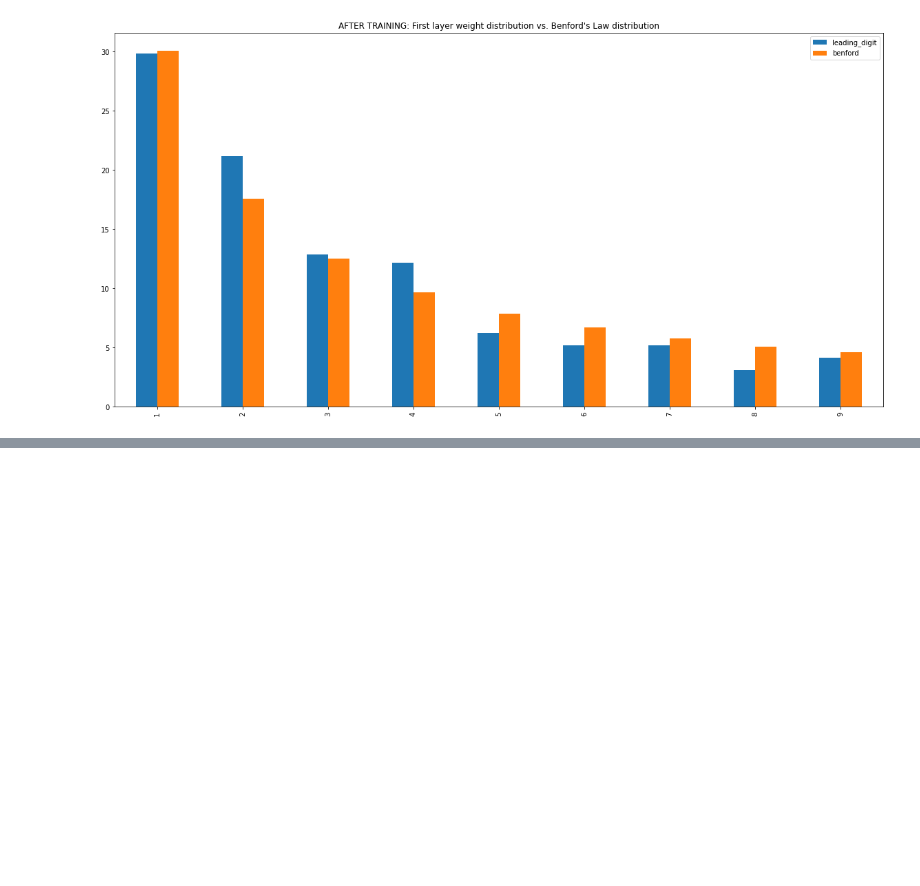
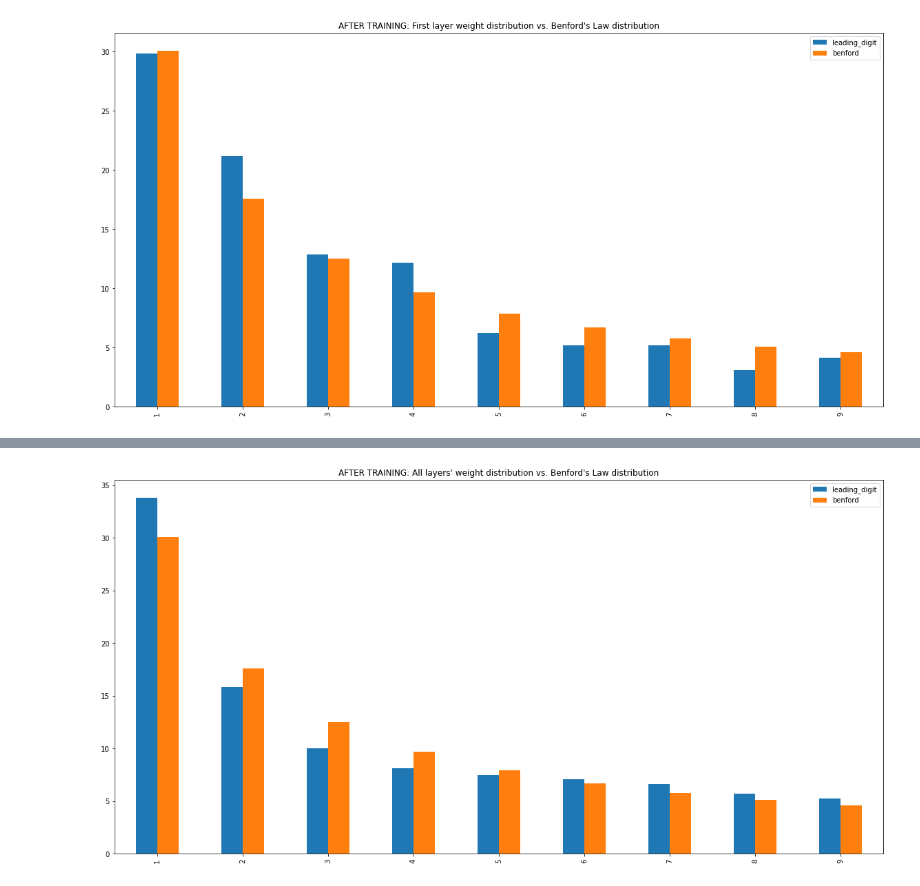
Before and after one commit to alxcnwy/neuralbenford, a Jupyter notebook: Neural Benford.ipynb, the cells around one changed output, grey strips where cells are left out. Drawn from its saved outputs; the diff is of its cells as text; code cells hidden in the pictures; blank space fills up the shorter version.

```diff
--- a/Neural Benford.ipynb
+++ b/Neural Benford.ipynb
@@ -147,0 +172,4 @@ plot_benford_for_first_layer("AFTER TRAINING: First layer weight distribution vs
+# %%
+plot_benford_for_all_layers("AFTER TRAINING: All layers' weight distribution vs. Benford's Law distribution")
+# %% [output]
+[figure, added]
```
Also changed, not shown: parts of 6 cells of this notebook, 4 other files.
